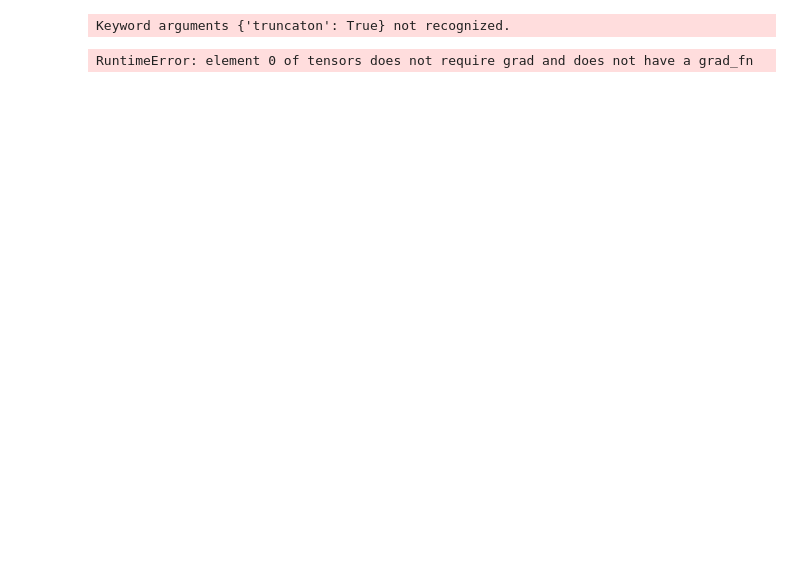
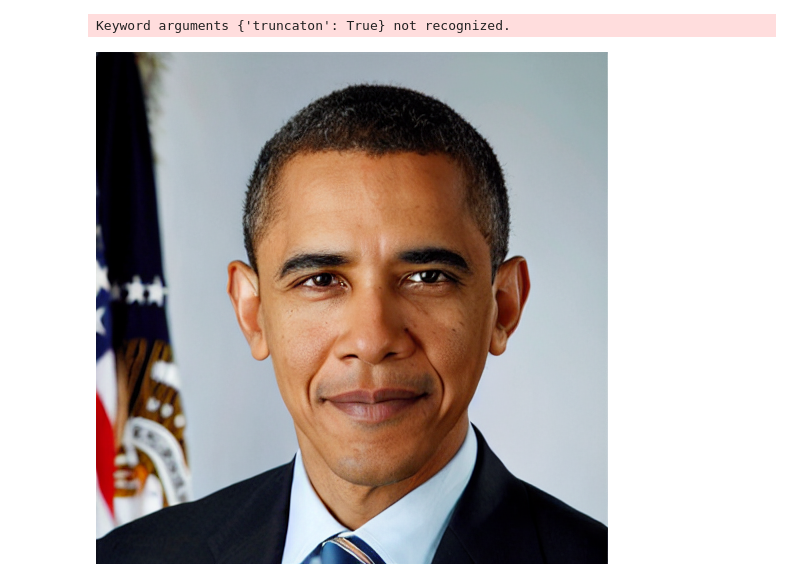
Before and after one commit to brjathu/Stable_Videos, a Jupyter notebook: ani_v0.ipynb, the cells around one changed output. Saved outputs shown, nothing was run; the diff lists cells and outputs as text; code cells hidden in the pictures; blank space fills up the shorter version.

Commit message:
add imagic

```diff
--- a/ani_v0.ipynb
+++ b/ani_v0.ipynb
@@ -300,20 +21,10 @@ url = 'https://www.dropbox.com/s/6tlwzr73jd1r9yk/obama.png?dl=1'
 response = requests.get(url)
 init_image = Image.open(BytesIO(response.content)).convert("RGB")
 init_image = init_image.resize((512, 512))
-res = pipe.train(
-    prompt,
-    image=init_image,
-    generator=generator)
-res = pipe(alpha=1, guidance_scale=7.5, num_inference_steps=50)
-os.makedirs("imagic", exist_ok=True)
-image = res.images[0]
-image.save('./imagic/imagic_image_alpha_1.png')
-res = pipe(alpha=1.5, guidance_scale=7.5, num_inference_steps=50)
-image = res.images[0]
-image.save('./imagic/imagic_image_alpha_1_5.png')
-res = pipe(alpha=2, guidance_scale=7.5, num_inference_steps=50)
-image = res.images[0]
-image.save('./imagic/imagic_image_alpha_2.png')
-# %% [output]
-Keyword arguments {'truncaton': True} not recognized.
-RuntimeError: element 0 of tensors does not require grad and does not have a grad_fn
+# %%
+res = pipe.train(
+        prompt,
+        image=init_image,
+        generator=generator)
+# %% [output]
+Keyword arguments {'truncaton': True} not recognized.
@@ -319,0 +43,6 @@ RuntimeError: element 0 of tensors does not require grad and does not have a gra
+# %%
+path = './imagic/imagic_image_alpha_1.png'
+from IPython.display import Image
+Image(filename=path)
+# %% [output]
+[figure, added]
```
Also changed, not shown: parts of 14 cells of this notebook.
